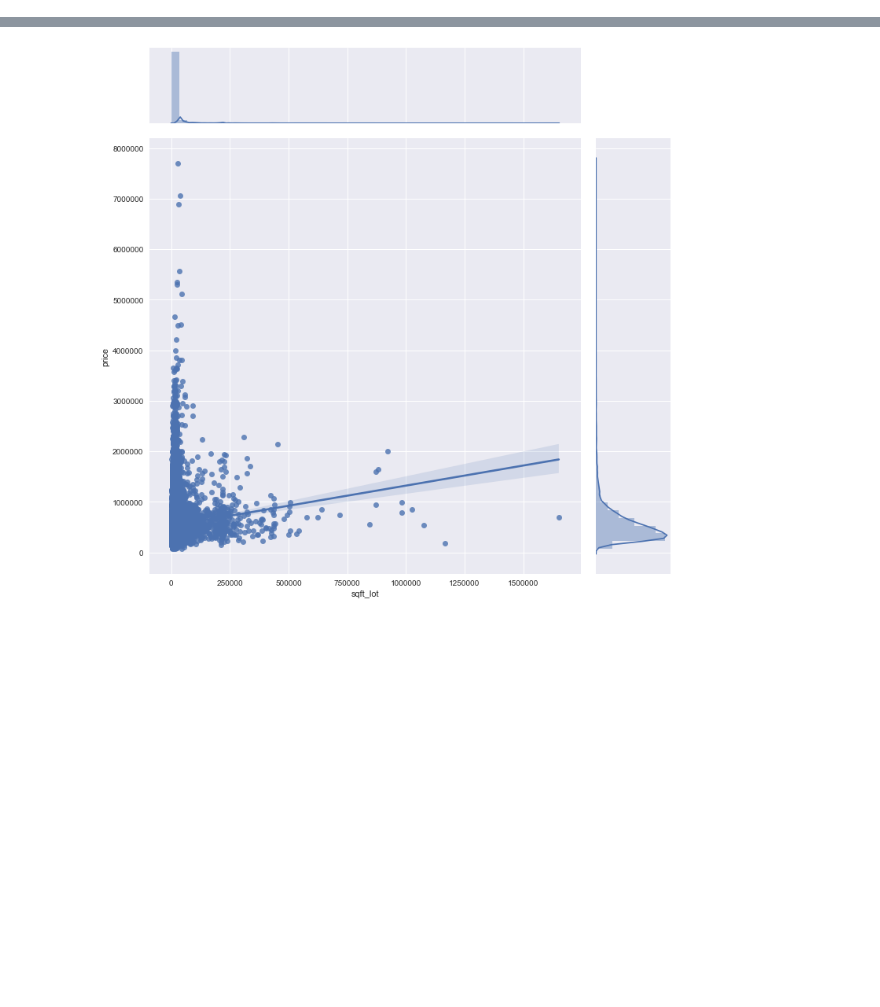
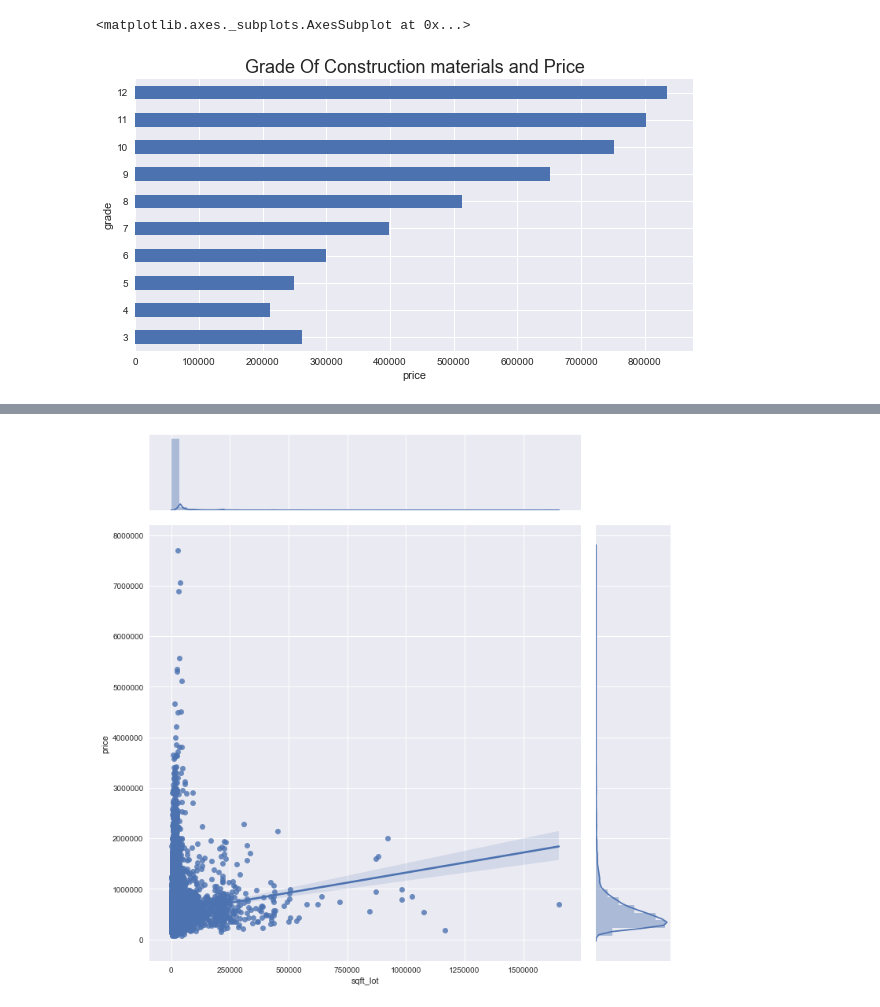
Before and after one commit to Banner10/Phase_2_Project, a Jupyter notebook: Visualizations.ipynb, the cells around one changed output, grey strips where cells are left out. Saved outputs shown, nothing was run; the diff lists cells and outputs as text; code cells hidden in the pictures; blank space fills up the shorter version.

```diff
--- a/Visualizations.ipynb
+++ b/Visualizations.ipynb
@@ -76 +84,10 @@ plt.show()
+# %%
+groups = df_house_cleaned.groupby(['grade'])['price'].mean()
+plt.figure(figsize=(10, 5))
+plt.xlabel('price')
+plt.title('Grade Of Construction materials and Price', size=18)
+groups.plot.barh()
+# %% [output]
+<matplotlib.axes._subplots.AxesSubplot at 0x...>
+[figure, added]
 # %%
```
Also changed, not shown: parts of 11 cells of this notebook, 7 other files.
